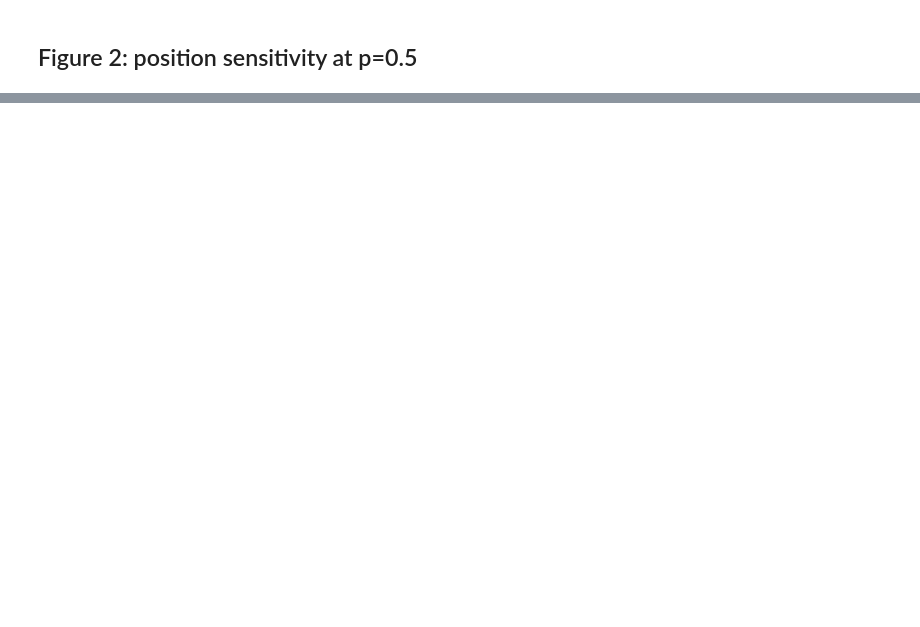
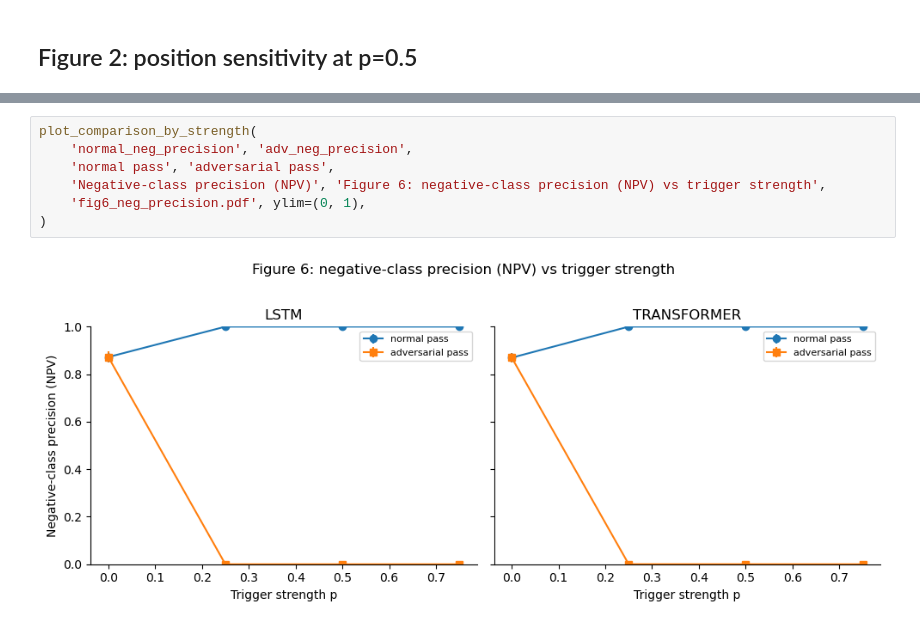
Before and after one commit to riteshsivaraman/shortcut-learning-lstm, a Jupyter notebook: notebooks/plots.ipynb, the cells around one changed output, grey strips where cells are left out. Drawn from its saved outputs; the diff is of its cells as text; blank space fills up the shorter version.

```diff
--- a/notebooks/plots.ipynb
+++ b/notebooks/plots.ipynb
@@ -153,0 +418,9 @@ plt.show()
+# %%
+plot_comparison_by_strength(
+    'normal_neg_precision', 'adv_neg_precision',
+    'normal pass', 'adversarial pass',
+    'Negative-class precision (NPV)', 'Figure 6: negative-class precision (NPV) vs trigger strength',
+    'fig6_neg_precision.pdf', ylim=(0, 1),
+)
+# %% [output]
+[figure, added]
```
Also changed, not shown: parts of 51 cells of this notebook, 31 other files.
